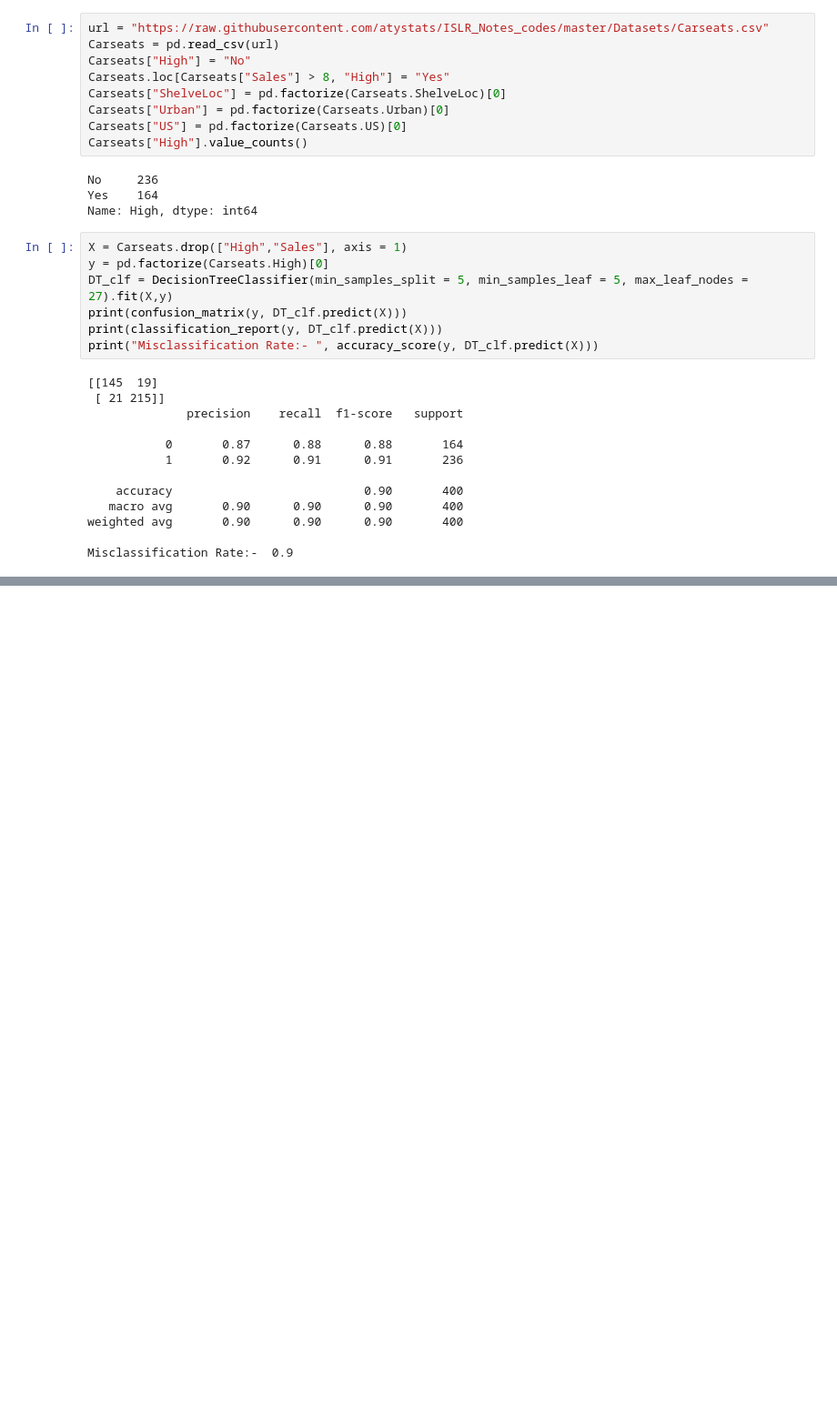
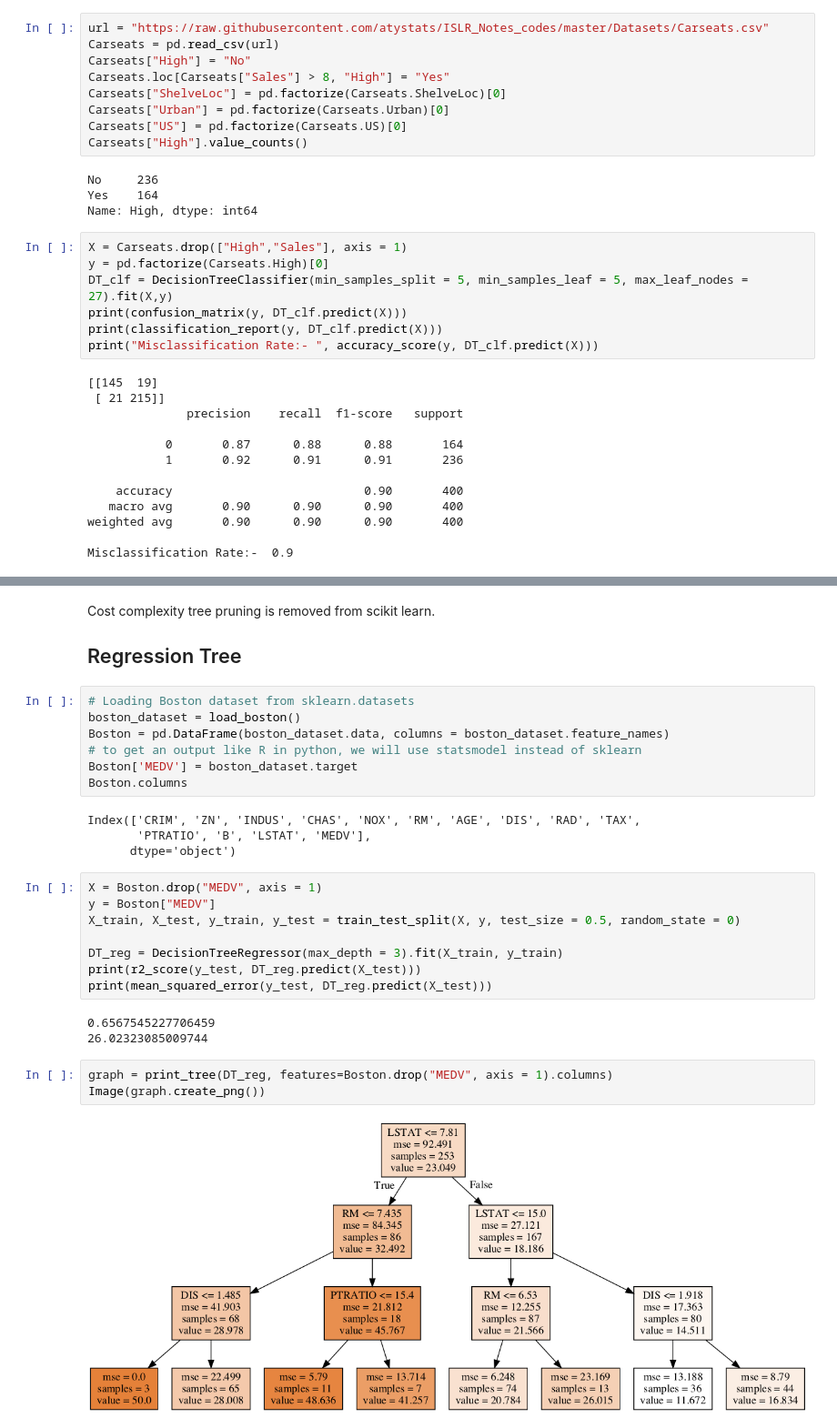
Before and after one commit to atystats/ISLR_Notes_codes, a Jupyter notebook: Chapter 8.ipynb, the cells around one changed output, grey strips where cells are left out. Shown at 91% size. Drawn from its saved outputs; the diff is of its cells as text; blank space fills up the shorter version.

```diff
--- a/Chapter 8.ipynb
+++ b/Chapter 8.ipynb
@@ -308,0 +320,31 @@ Image(graph.create_png())
+# %% [markdown]
+Cost complexity tree pruning is removed from scikit learn.
+
+## Regression Tree
+# %%
+# Loading Boston dataset from sklearn.datasets
+boston_dataset = load_boston()
+Boston = pd.DataFrame(boston_dataset.data, columns = boston_dataset.feature_names)
+# to get an output like R in python, we will use statsmodel instead of sklearn
+Boston['MEDV'] = boston_dataset.target
+Boston.columns
+# %% [output]
+Index(['CRIM', 'ZN', 'INDUS', 'CHAS', 'NOX', 'RM', 'AGE', 'DIS', 'RAD', 'TAX',
+       'PTRATIO', 'B', 'LSTAT', 'MEDV'],
+      dtype='object')
+# %%
+X = Boston.drop("MEDV", axis = 1)
+y = Boston["MEDV"]
+X_train, X_test, y_train, y_test = train_test_split(X, y, test_size = 0.5, random_state = 0)
+
+DT_reg = DecisionTreeRegressor(max_depth = 3).fit(X_train, y_train)
+print(r2_score(y_test, DT_reg.predict(X_test)))
+print(mean_squared_error(y_test, DT_reg.predict(X_test)))
+# %% [output]
+0.6567545227706459
+26.02323085009744
+# %%
+graph = print_tree(DT_reg, features=Boston.drop("MEDV", axis = 1).columns)
+Image(graph.create_png())
+# %% [output]
+[figure, added]
```
Also changed, not shown: parts of 3 cells of this notebook.
